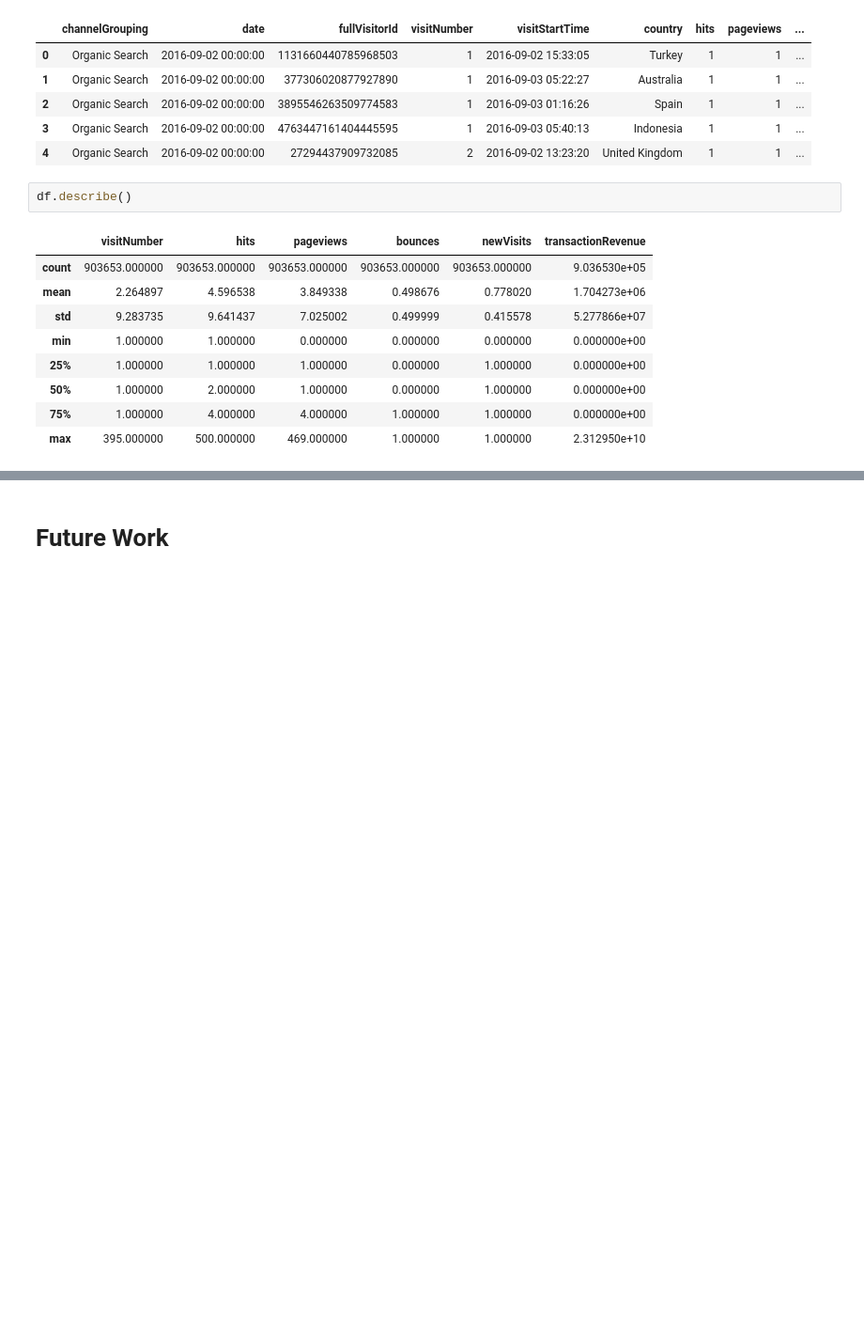
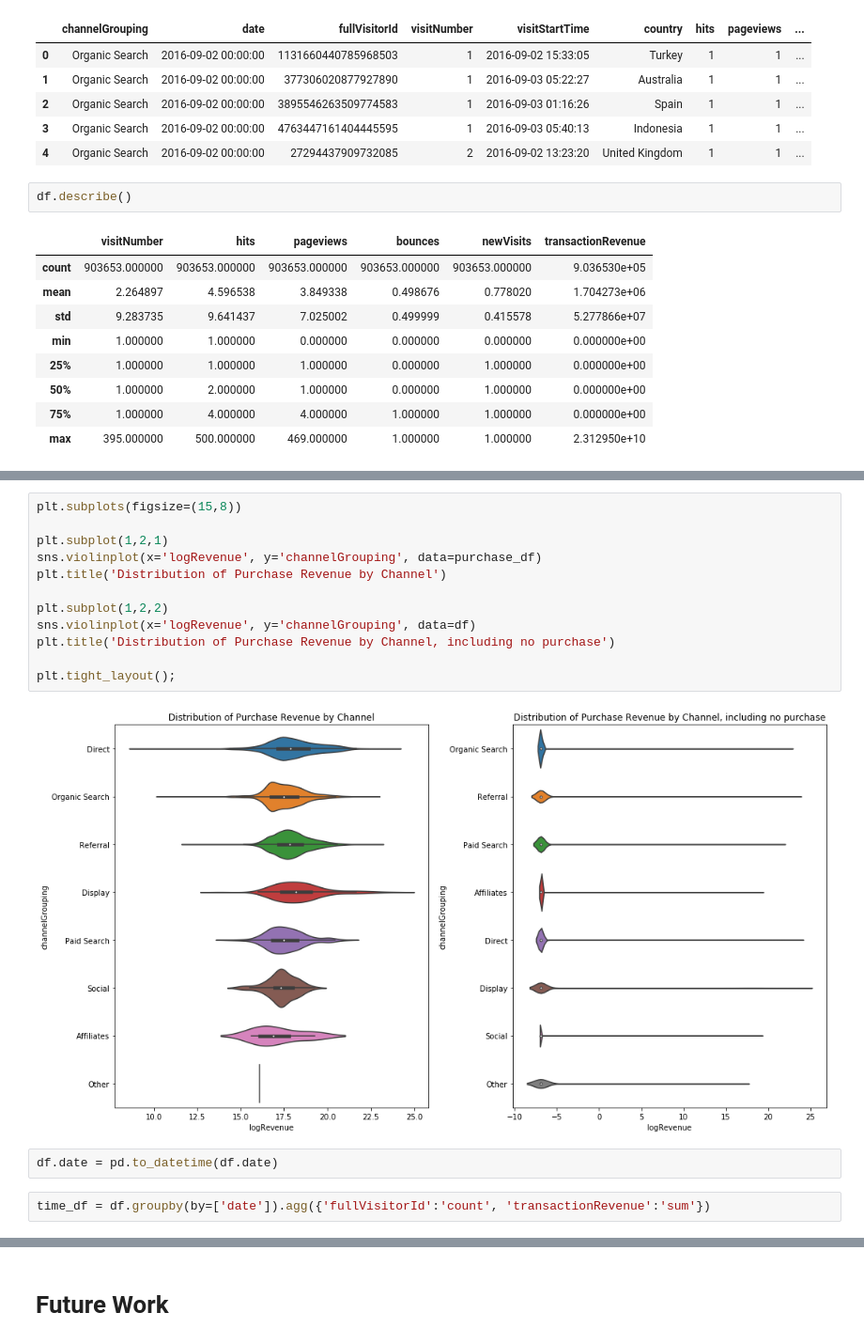
Before and after one commit to akelly66/Flatiron-School, a Jupyter notebook: Capstone-Project/CLV-attrition.ipynb, the cells around one changed output, grey strips where cells are left out. Shown: that part at 94% size. Cells and saved outputs as stored; diff of their text form; blank space fills up the shorter version.

```diff
--- a/Capstone-Project/CLV-attrition.ipynb
+++ b/Capstone-Project/CLV-attrition.ipynb
@@ -311,0 +329,18 @@ dtype: object
+# %%
+plt.subplots(figsize=(15,8))
+
+plt.subplot(1,2,1)
+sns.violinplot(x='logRevenue', y='channelGrouping', data=purchase_df)
+plt.title('Distribution of Purchase Revenue by Channel')
+
+plt.subplot(1,2,2)
+sns.violinplot(x='logRevenue', y='channelGrouping', data=df)
+plt.title('Distribution of Purchase Revenue by Channel, including no purchase')
+
+plt.tight_layout();
+# %% [output]
+[figure, added]
+# %%
+df.date = pd.to_datetime(df.date)
+# %%
+time_df = df.groupby(by=['date']).agg({'fullVisitorId':'count', 'transactionRevenue':'sum'})
```
Also changed, not shown: parts of 29 cells of this notebook, 1 other file.
